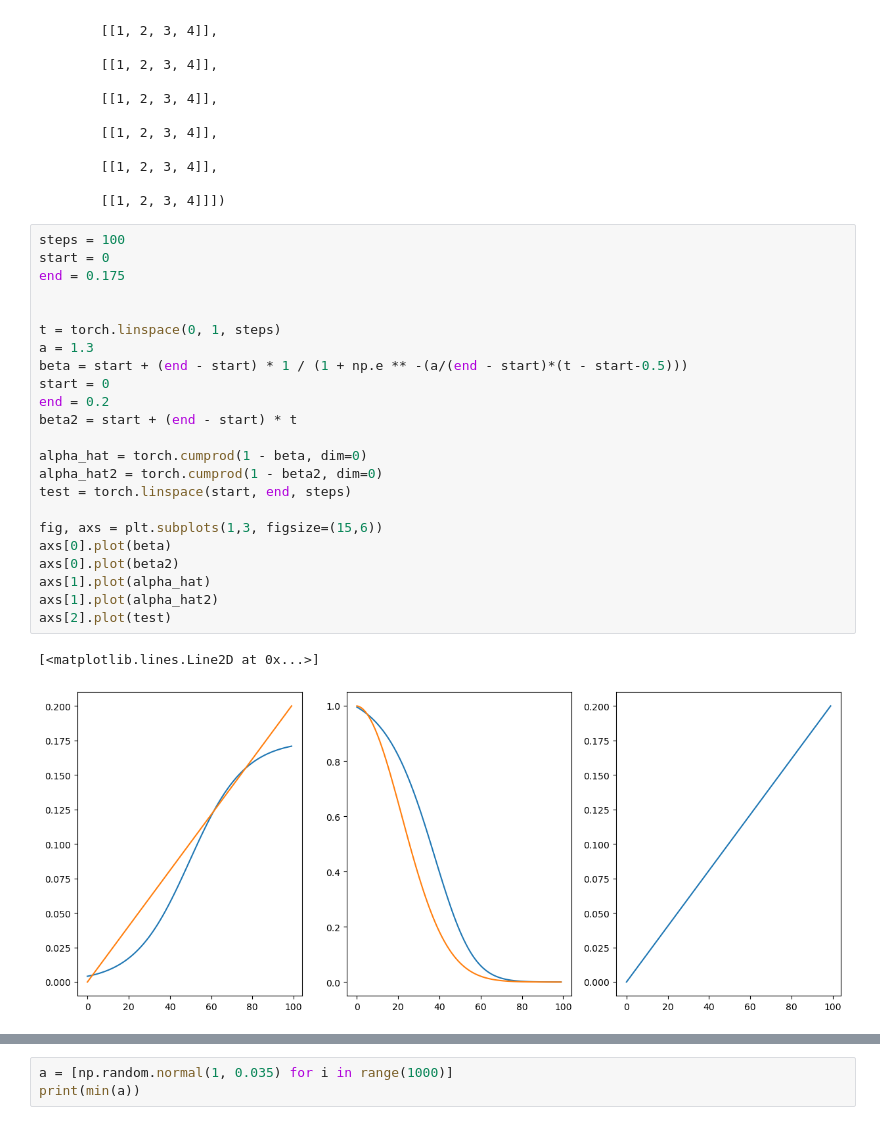
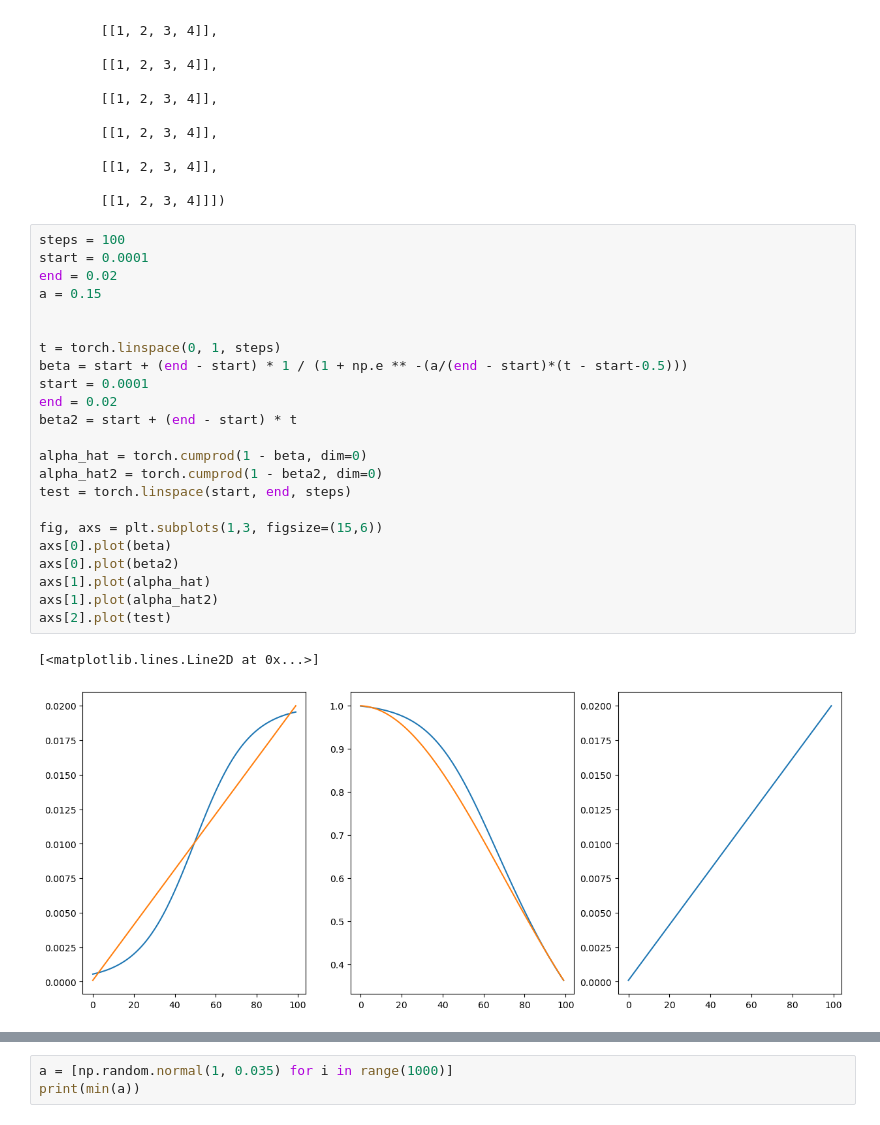
Before and after one commit to timowendner/AudioDiffusion, a Jupyter notebook: sinusoidal.ipynb, the cells around one changed output, grey strips where cells are left out. Saved outputs shown, nothing was run; the diff lists cells and outputs as text.

```diff
--- a/sinusoidal.ipynb
+++ b/sinusoidal.ipynb
@@ -89,30 +89,30 @@ torch.Size([10, 1, 4]) tensor([[[1, 2, 3, 4]],
         [[1, 2, 3, 4]]])
 # %%
 steps = 100
-start = 0
-end = 0.175
+start = 0.0001
+end = 0.02
+a = 0.15
 
 
 t = torch.linspace(0, 1, steps)
-a = 1.3
 beta = start + (end - start) * 1 / (1 + np.e ** -(a/(end - start)*(t - start-0.5)))
-start = 0
-end = 0.2
+start = 0.0001
+end = 0.02
 beta2 = start + (end - start) * t
 
 alpha_hat = torch.cumprod(1 - beta, dim=0)
 alpha_hat2 = torch.cumprod(1 - beta2, dim=0)
 test = torch.linspace(start, end, steps)
 
 fig, axs = plt.subplots(1,3, figsize=(15,6))
 axs[0].plot(beta)
 axs[0].plot(beta2)
 axs[1].plot(alpha_hat)
 axs[1].plot(alpha_hat2)
 axs[2].plot(test)
 # %% [output]
 [<matplotlib.lines.Line2D at 0x...>]
-[figure, old version]
+[figure, new version]
 # %%
 class Diffusion(torch.nn.Module):
     def __init__(self, model, steps=1000, length=88200) -> None:
```
Also changed, not shown: parts of 1 cell of this notebook, 1 other file.
